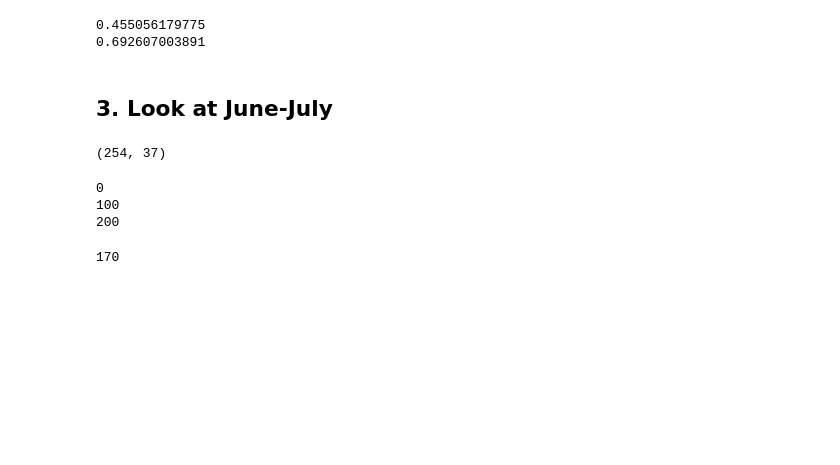
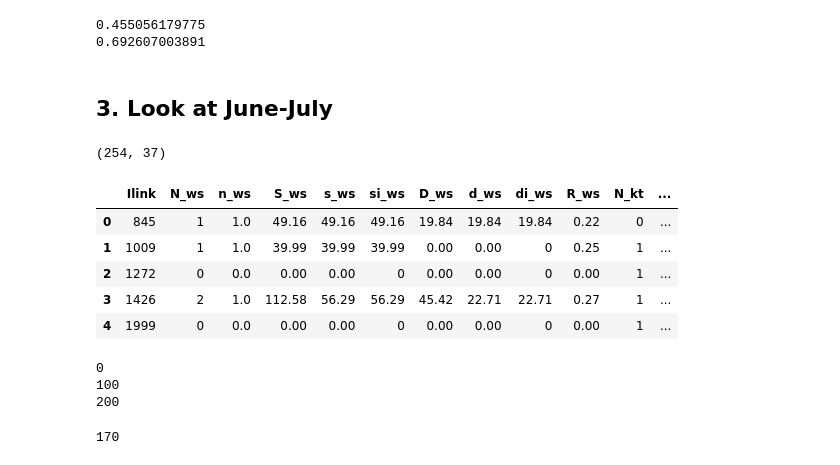
Before and after one commit to alexander-pan/Ecommerce, a Jupyter notebook: Data_Exploration.ipynb, the cells around one changed output. Cells and saved outputs as stored; diff of their text form; code cells hidden in the pictures; blank space fills up the shorter version.

```diff
--- a/Data_Exploration.ipynb
+++ b/Data_Exploration.ipynb
@@ -400,6 +400,15 @@ table3.reset_index(drop=True,inplace=True)
 table3.shape
 # %% [output]
 (254, 37)
+# %%
+table3.head()
+# %% [output]
+|  | Ilink | N_ws | n_ws | S_ws | s_ws | si_ws | D_ws | d_ws | di_ws | R_ws | N_kt | ... |
+| 0 | 845 | 1 | 1.0 | 49.16 | 49.16 | 49.16 | 19.84 | 19.84 | 19.84 | 0.22 | 0 | ... |
+| 1 | 1009 | 1 | 1.0 | 39.99 | 39.99 | 39.99 | 0.00 | 0.00 | 0 | 0.25 | 1 | ... |
+| 2 | 1272 | 0 | 0.0 | 0.00 | 0.00 | 0 | 0.00 | 0.00 | 0 | 0.00 | 1 | ... |
+| 3 | 1426 | 2 | 1.0 | 112.58 | 56.29 | 56.29 | 45.42 | 22.71 | 22.71 | 0.27 | 1 | ... |
+| 4 | 1999 | 0 | 0.0 | 0.00 | 0.00 | 0 | 0.00 | 0.00 | 0 | 0.00 | 1 | ... |
 # %%
 June_Users = {'Woven Shirts': [],
          'Knit Tops': [],
```
Also changed, not shown: parts of 1 cell of this notebook.
